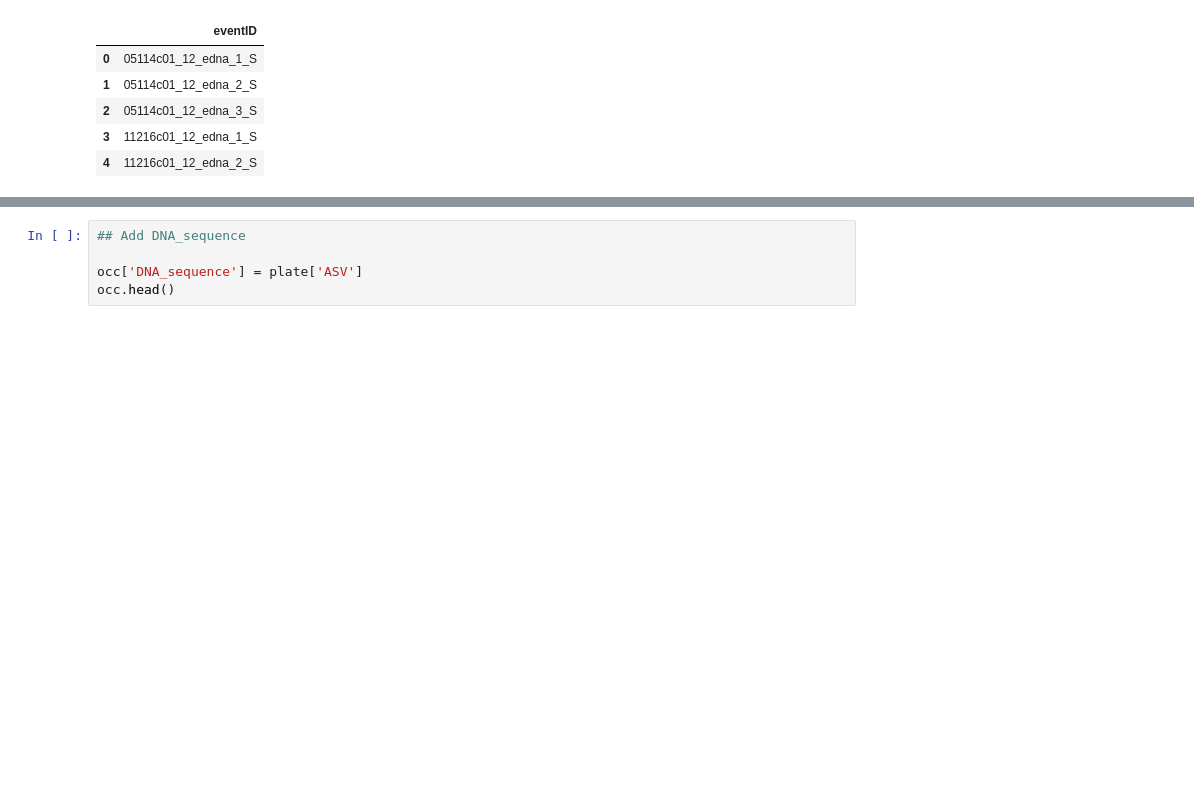
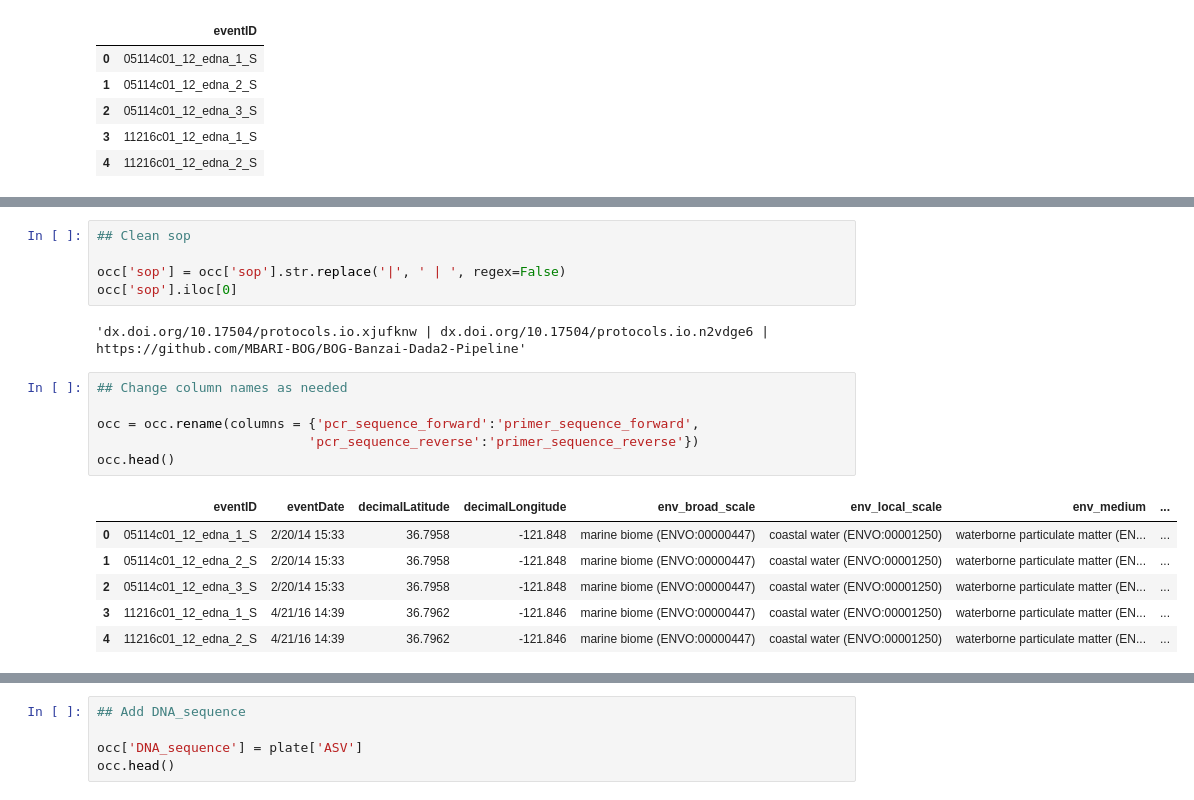
Before and after one commit to CeNCOOS/eDNA, a Jupyter notebook: OBIS_data - practice data for conversion/eDNA_practice_conversion_draft4.ipynb, the cells around one changed output, grey strips where cells are left out. Drawn from its saved outputs; the diff is of its cells as text; blank space fills up the shorter version.

```diff
--- a/OBIS_data - practice data for conversion/eDNA_practice_conversion_draft4.ipynb
+++ b/OBIS_data - practice data for conversion/eDNA_practice_conversion_draft4.ipynb
@@ -152,3 +182,23 @@ occ.head()
+# %%
+## Clean sop
+
+occ['sop'] = occ['sop'].str.replace('|', ' | ', regex=False)
+occ['sop'].iloc[0]
+# %% [output]
+'dx.doi.org/10.17504/protocols.io.xjufknw | dx.doi.org/10.17504/protocols.io.n2vdge6 | https://github.com/MBARI-BOG/BOG-Banzai-Dada2-Pipeline'
+# %%
+## Change column names as needed
+
+occ = occ.rename(columns = {'pcr_sequence_forward':'primer_sequence_forward',
+                           'pcr_sequence_reverse':'primer_sequence_reverse'})
+occ.head()
+# %% [output]
+|  | eventID | eventDate | decimalLatitude | decimalLongitude | env_broad_scale | env_local_scale | env_medium | ... |
+| 0 | 05114c01_12_edna_1_S | 2/20/14 15:33 | 36.7958 | -121.848 | marine biome (ENVO:00000447) | coastal water (ENVO:00001250) | waterborne particulate matter (EN... | ... |
+| 1 | 05114c01_12_edna_2_S | 2/20/14 15:33 | 36.7958 | -121.848 | marine biome (ENVO:00000447) | coastal water (ENVO:00001250) | waterborne particulate matter (EN... | ... |
+| 2 | 05114c01_12_edna_3_S | 2/20/14 15:33 | 36.7958 | -121.848 | marine biome (ENVO:00000447) | coastal water (ENVO:00001250) | waterborne particulate matter (EN... | ... |
+| 3 | 11216c01_12_edna_1_S | 4/21/16 14:39 | 36.7962 | -121.846 | marine biome (ENVO:00000447) | coastal water (ENVO:00001250) | waterborne particulate matter (EN... | ... |
+| 4 | 11216c01_12_edna_2_S | 4/21/16 14:39 | 36.7962 | -121.846 | marine biome (ENVO:00000447) | coastal water (ENVO:00001250) | waterborne particulate matter (EN... | ... |
 # %%
 ## Format eventDate
 
```
Also changed, not shown: parts of 12 cells of this notebook.
